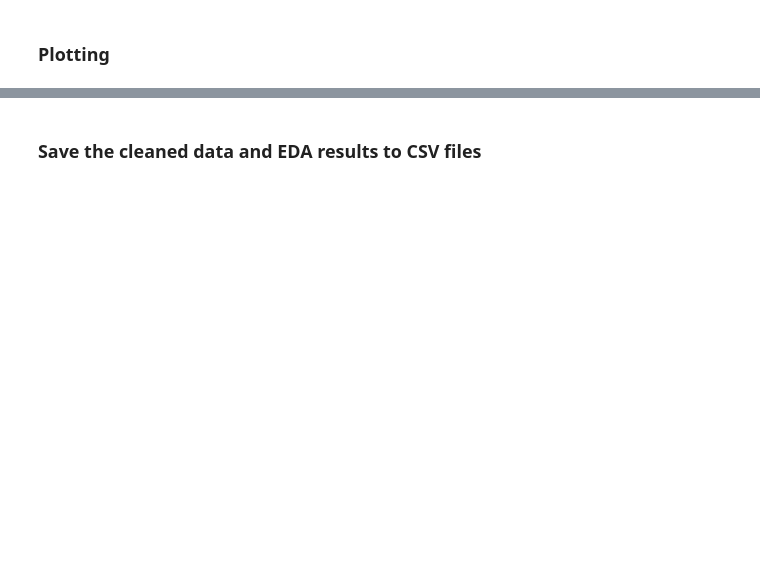
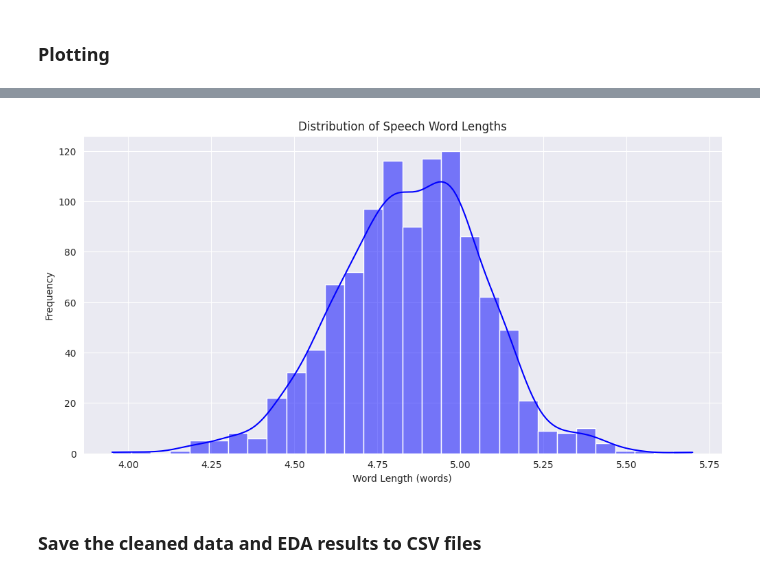
Before and after one commit to ethanvert/RAG, a Jupyter notebook: RAG/backend/data/eda.ipynb, the cells around one changed output, grey strips where cells are left out. Cells and saved outputs as stored; diff of their text form; code cells hidden in the pictures; blank space fills up the shorter version.

```diff
--- a/RAG/backend/data/eda.ipynb
+++ b/RAG/backend/data/eda.ipynb
@@ -42,0 +100,2 @@ len(ts['president'].unique())
+# %%
+ts['transcript'] = ts['transcript'].apply(lambda x: clean_transcript(x))
@@ -196,3 +355,12 @@ plt.show()
+# %%
+plt.figure(figsize=(12, 6))
+sns.histplot(ts['average_word_length'], bins=30, kde=True, color='blue')
+plt.title('Distribution of Speech Word Lengths')
+plt.xlabel('Word Length (words)')
+plt.ylabel('Frequency')
+plt.show()
+# %% [output]
+[figure, added]
 # %% [markdown]
 ### Save the cleaned data and EDA results to CSV files
 # %%
```
Also changed, not shown: parts of 37 cells of this notebook, 2 other files.
